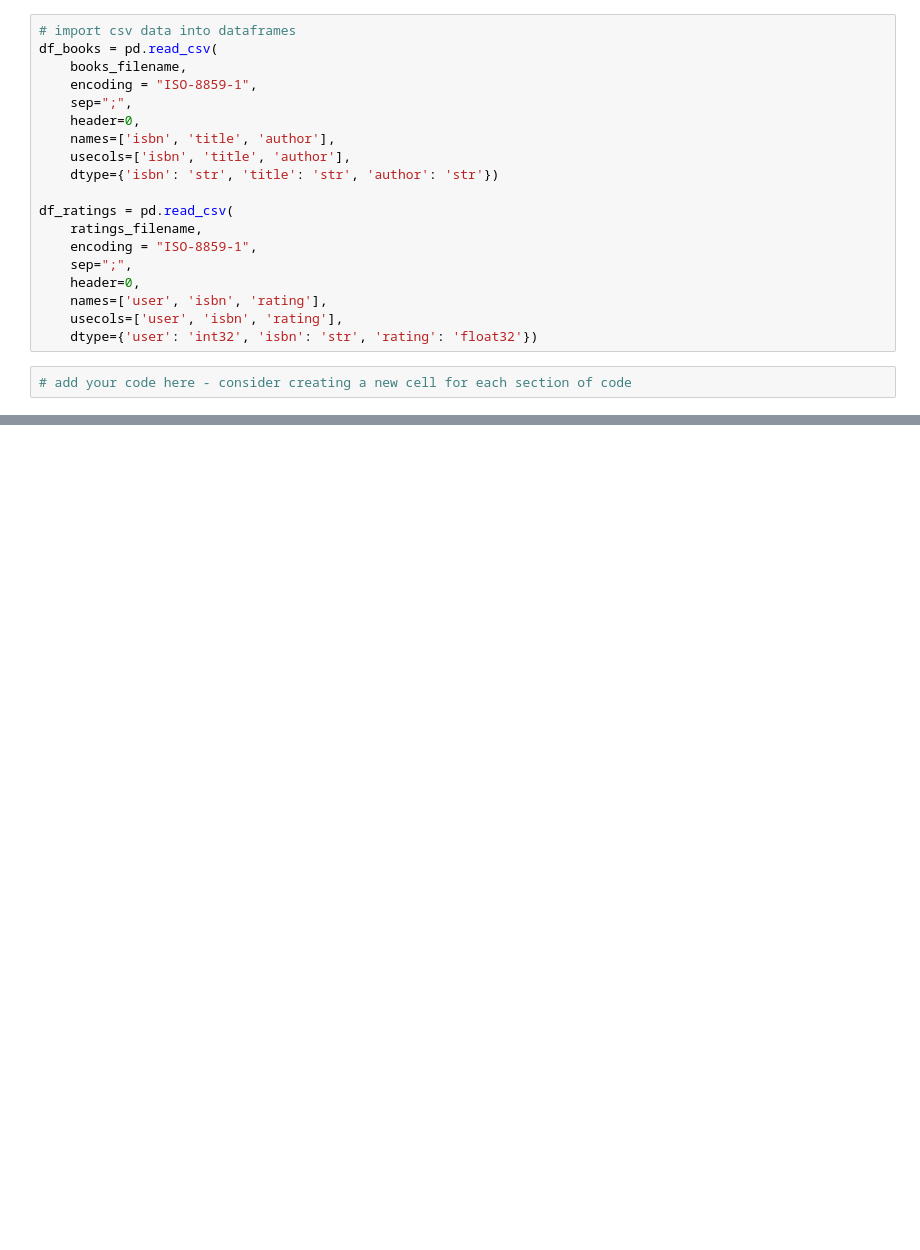
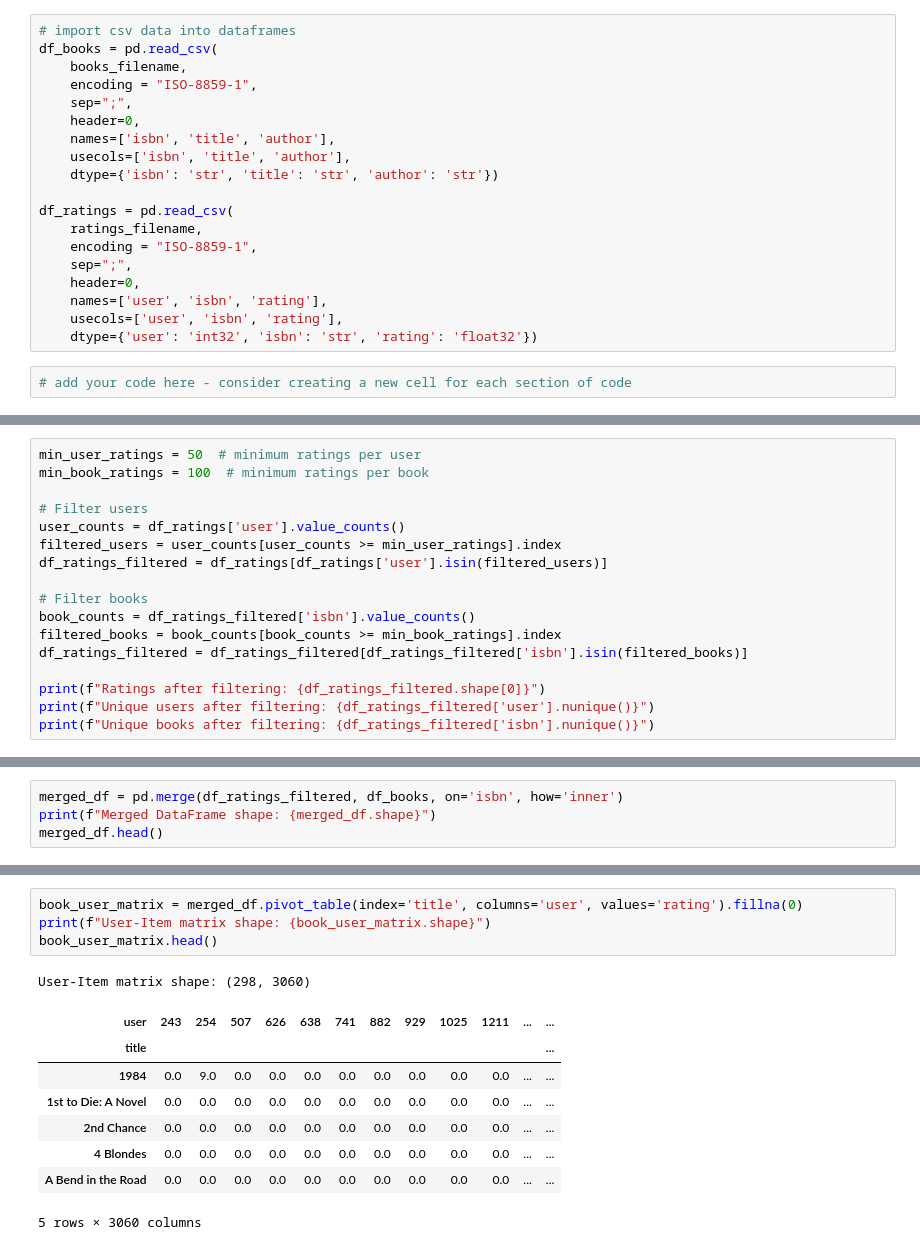
Before and after one commit to akhilmenonh/fcc_ml_with_python, a Jupyter notebook: fcc_book_recommendation_knn.ipynb, the cells around one changed output, grey strips where cells are left out. Saved outputs shown, nothing was run; the diff lists cells and outputs as text; blank space fills up the shorter version.

```diff
--- a/fcc_book_recommendation_knn.ipynb
+++ b/fcc_book_recommendation_knn.ipynb
@@ -44,0 +135,17 @@ def get_recommends(book = ""):
+# %%
+min_user_ratings = 50  # minimum ratings per user
+min_book_ratings = 100  # minimum ratings per book
+
+# Filter users
+user_counts = df_ratings['user'].value_counts()
+filtered_users = user_counts[user_counts >= min_user_ratings].index
+df_ratings_filtered = df_ratings[df_ratings['user'].isin(filtered_users)]
+
+# Filter books
+book_counts = df_ratings_filtered['isbn'].value_counts()
+filtered_books = book_counts[book_counts >= min_book_ratings].index
+df_ratings_filtered = df_ratings_filtered[df_ratings_filtered['isbn'].isin(filtered_books)]
+
+print(f"Ratings after filtering: {df_ratings_filtered.shape[0]}")
+print(f"Unique users after filtering: {df_ratings_filtered['user'].nunique()}")
+print(f"Unique books after filtering: {df_ratings_filtered['isbn'].nunique()}")
@@ -44,0 +156,4 @@ def get_recommends(book = ""):
+# %%
+merged_df = pd.merge(df_ratings_filtered, df_books, on='isbn', how='inner')
+print(f"Merged DataFrame shape: {merged_df.shape}")
+merged_df.head()
@@ -44,0 +168,14 @@ def get_recommends(book = ""):
+# %%
+book_user_matrix = merged_df.pivot_table(index='title', columns='user', values='rating').fillna(0)
+print(f"User-Item matrix shape: {book_user_matrix.shape}")
+book_user_matrix.head()
+# %% [output]
+User-Item matrix shape: (298, 3060)
+| user | 243 | 254 | 507 | 626 | 638 | 741 | 882 | 929 | 1025 | 1211 | ... | ... |
+| title |  |  |  |  |  |  |  |  |  |  |  | ... |
+| 1984 | 0.0 | 9.0 | 0.0 | 0.0 | 0.0 | 0.0 | 0.0 | 0.0 | 0.0 | 0.0 | ... | ... |
+| 1st to Die: A Novel | 0.0 | 0.0 | 0.0 | 0.0 | 0.0 | 0.0 | 0.0 | 0.0 | 0.0 | 0.0 | ... | ... |
+| 2nd Chance | 0.0 | 0.0 | 0.0 | 0.0 | 0.0 | 0.0 | 0.0 | 0.0 | 0.0 | 0.0 | ... | ... |
+| 4 Blondes | 0.0 | 0.0 | 0.0 | 0.0 | 0.0 | 0.0 | 0.0 | 0.0 | 0.0 | 0.0 | ... | ... |
+| A Bend in the Road | 0.0 | 0.0 | 0.0 | 0.0 | 0.0 | 0.0 | 0.0 | 0.0 | 0.0 | 0.0 | ... | ... |
+5 rows × 3060 columns
```
Also changed, not shown: parts of 10 cells of this notebook.
